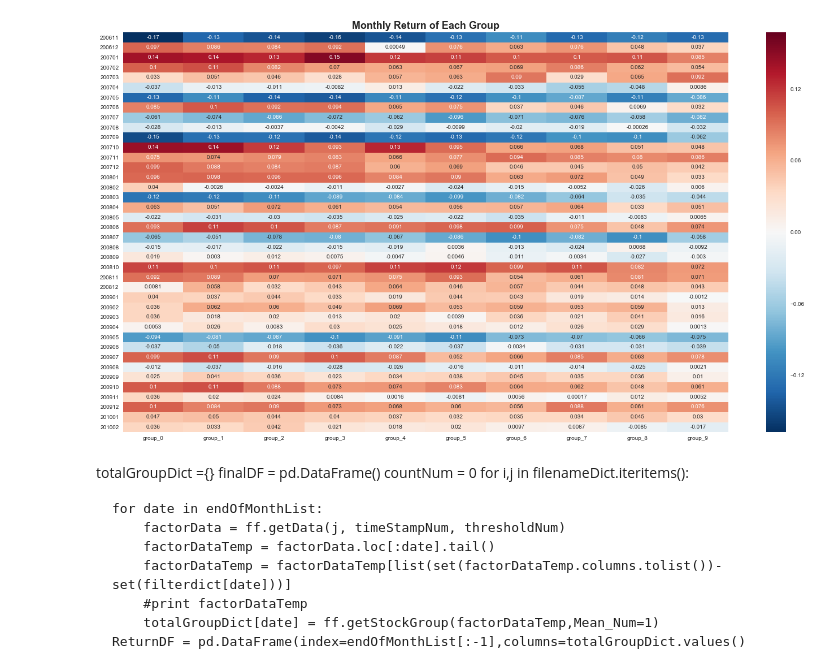
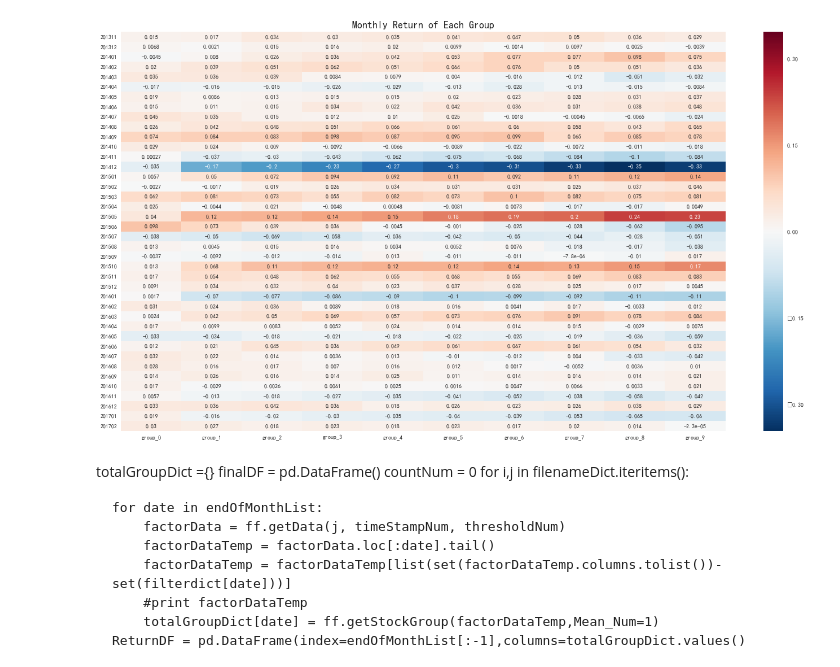
Before and after one commit to kamiseko/factor-test, a Jupyter notebook: factor_test_grouping_test.ipynb, the cells around one changed output. Drawn from its saved outputs; the diff is of its cells as text; code cells hidden in the pictures.

```diff
--- a/factor_test_grouping_test.ipynb
+++ b/factor_test_grouping_test.ipynb
@@ -15,6 +15,12 @@ import factorFilterFunctions as ff
 #from config import *
 # %%
 %matplotlib inline
+# %%
+# make sure that matplotib and seaborn can show Chinese
+import matplotlib as mpl
+mpl.rcParams['font.sans-serif'] = ['SimHei']
+mpl.rcParams['font.serif'] = ['SimHei']
+sns.set_style("darkgrid",{"font.sans-serif":['simhei', 'Arial']})
 # %%
 # Files to use
 filenamePrice='my_own_factor_AdjustedPriceForward.csv'
@@ -61,7 +69,7 @@ thresholdNum = 0.2
 HSIndex='000300.SH'
 # %%
 #
-sololist=[filenameSKEW]
+sololist = [filenamePB]
 #
 filenameDict = {'PE':filenamePE,'PB':filenamePB, 'PS':filenamePS, 'PCF':filenamePCF, 'YOYGR':filenameYOYGR,'YOYGRPROFIT':filenameYOYNETPROFIT, \
                 'TRUE_MOM':filenameTRUEMOM, 'MOM_1M':filenameMOM1M , 'TURNOVER_1M':filenameTURNOVER1M }
@@ -71,0 +115,6 @@ stopFlagDF = pd.read_csv(path+filenameStopFlag,infer_datetime_format=True,parse_
+# %%
+## easy way to calculate the last day of the month
+stDF['label'] = stDF.index.map(lambda x: (x.year,x.month))
+#locationList=(stDF.groupby(['label']).size().cumsum()-1).values
+#stDF.iloc[locationList].index
+stDF.groupby(['label'])
@@ -156,15 +257,16 @@ ReturnDF
 # %%
 ReturnForPlot =ReturnDF.copy()
 # %%
-ReturnForPlot.index = ReturnForPlot.index.map(lambda x:100*x.year+(x.month)) ### this shows the real time
+ReturnForPlot.index = ReturnForPlot.index.map(lambda x:100*x.year+(1+x.month) if x.month<12 else\
+                                             100*(x.year+1)+1) ### this shows the real time
 # %%
 plt.figure(figsize=(24,13))
 ax = plt.axes()
-sns.heatmap(ReturnForPlot.iloc[:40].astype(float),ax=ax, annot=True)
+sns.heatmap(ReturnForPlot.iloc[-40:].astype(float),ax=ax, annot=True)
 ax.set_title('Monthly Return of Each Group',fontsize=18, fontweight='bold')
 plt.show()
 # %% [output]
-[figure, old version]
+[figure, new version]
 # %%
 ### the following part is to save return data of every factor into one Dataframe
 # %% [markdown]
```
Also changed, not shown: parts of 33 cells of this notebook, 2 other files.
